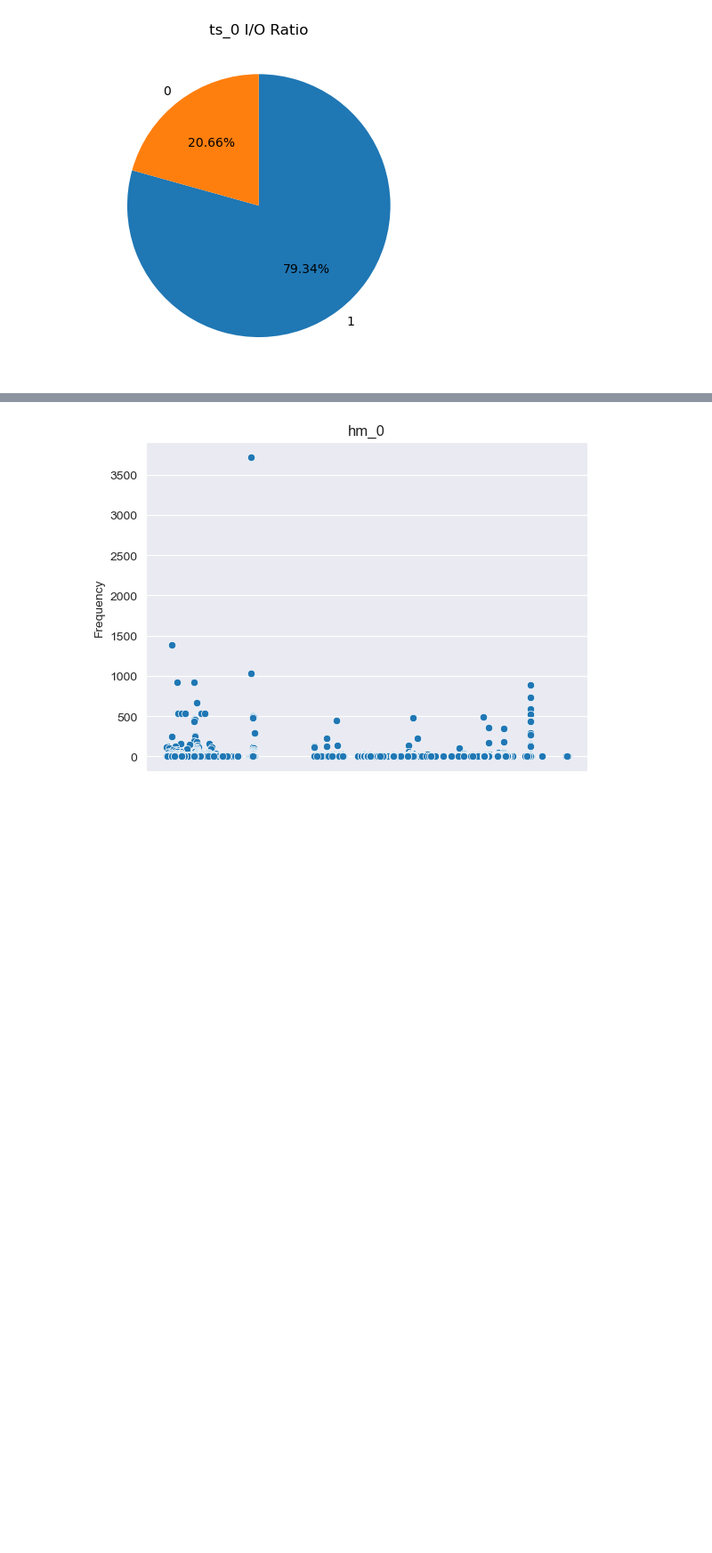
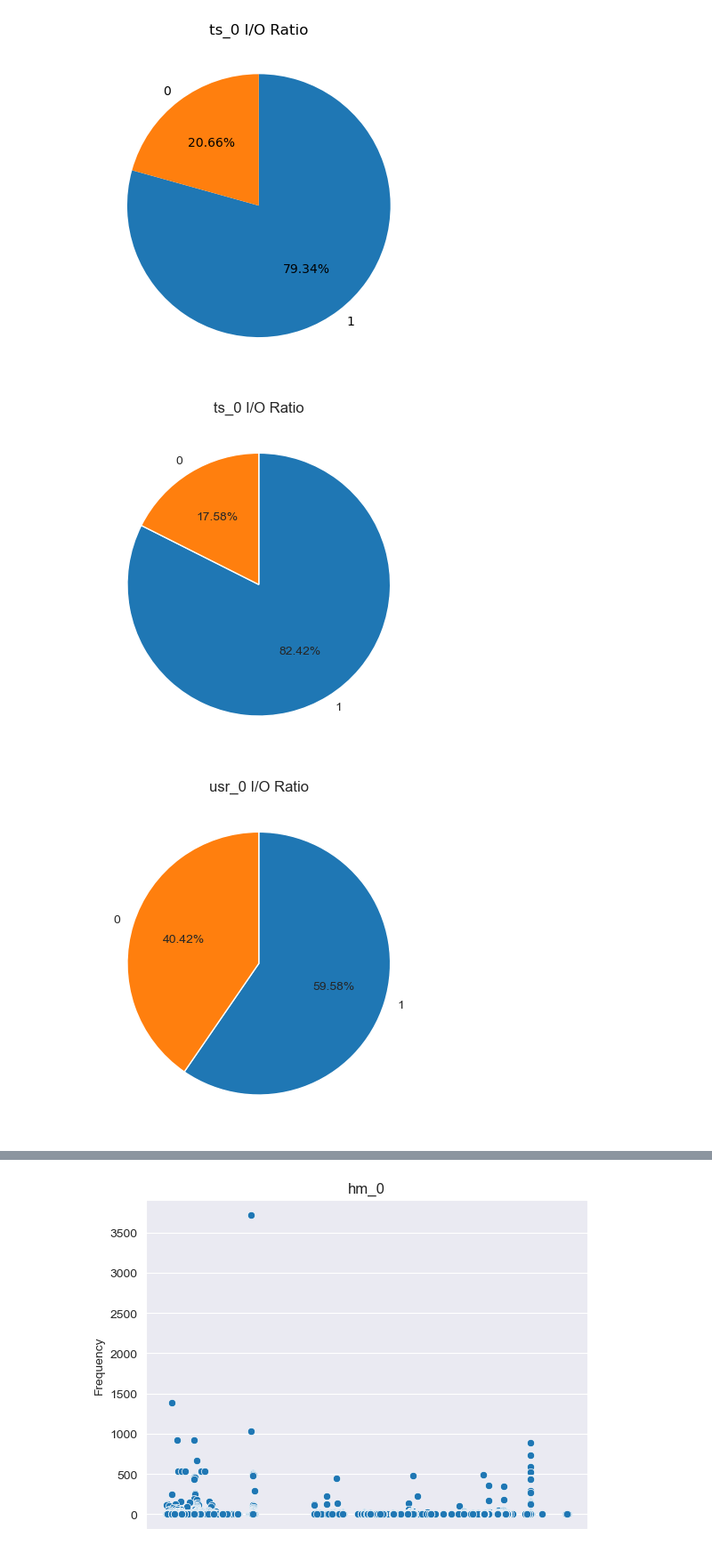
Before and after one commit to GSC-Block-IO/Block-IO, a Jupyter notebook: sc_vz_dm/1,2,3.ipynb, the cells around one changed output, grey strips where cells are left out. Shown: that part at 89% size. Drawn from its saved outputs; the diff is of its cells as text; code cells hidden in the pictures; blank space fills up the shorter version.

```diff
--- a/sc_vz_dm/1,2,3.ipynb
+++ b/sc_vz_dm/1,2,3.ipynb
@@ -72,3 +72,29 @@ for i in a_l:
 [figure]
 [figure]
 [figure]
+# %%
+# 1. -2
+from sklearn.preprocessing import LabelEncoder
+
+
+def lab_pd(df):
+    le = LabelEncoder()
+    le.fit(df)
+    return le.transform(df)
+
+f_l = ['ts_0', 'usr_0', 'stg_0', 'stg_1', 'rsrch_0', 'hm_1', 'hm_0']
+col = ['Timestamp', 'Hostname', 'DiskNumber', 'Type', 'Offset', 'Size', 'ResponseTime']
+
+for i in f_l:
+    tt_df = pd.read_csv(f'./{i}.csv',names=col)
+    tt_df = tt_df.iloc[:, 3:6]
+    tt_df['Type'] = lab_pd(tt_df['Type'])
+
+    ratio = tt_df.Type.value_counts()
+    labels = tt_df.Type.value_counts().index
+    plt.pie(ratio, labels=labels, autopct='%.2f%%', startangle=90, counterclock=False)
+    plt.title(f'{i} I/O Ratio')
+    plt.show()
+# %% [output]
+[figure, added]
+[figure, added]
```
Also changed, not shown: parts of 1 cell of this notebook.
